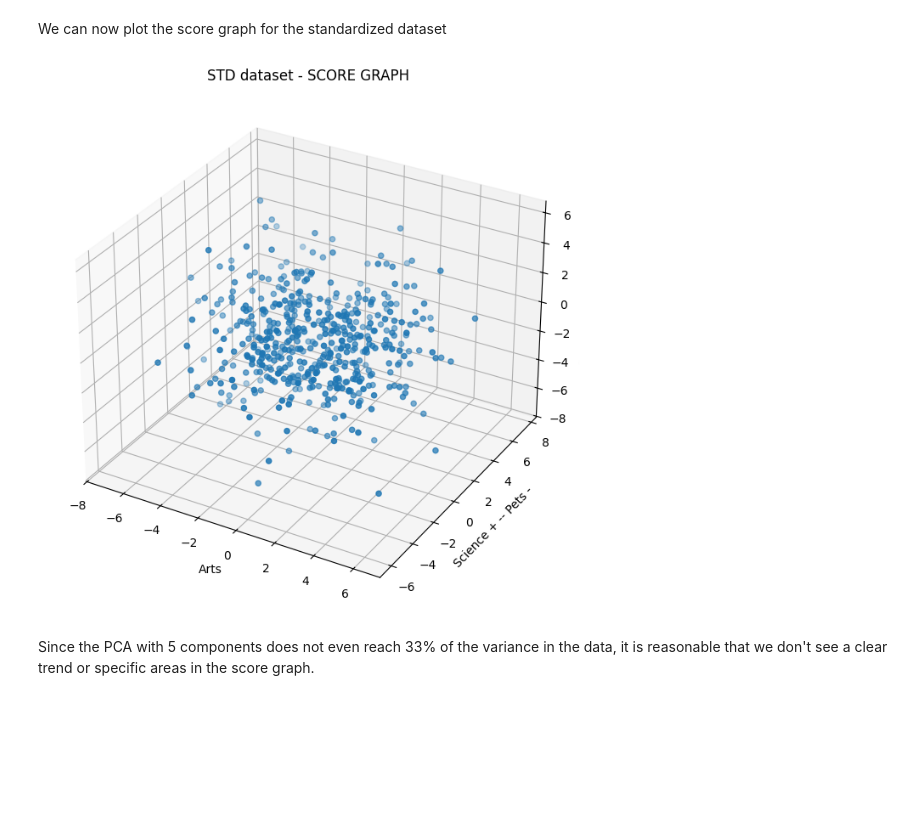
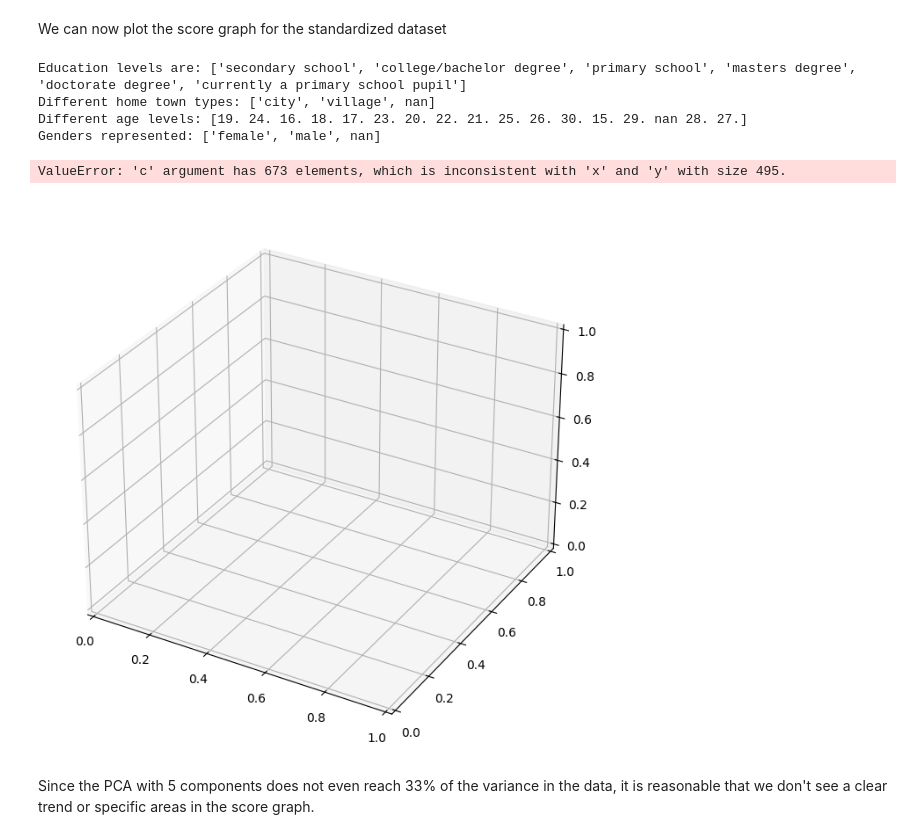
Before and after one commit to fabiolauro/PCA_CLA_Project, a Jupyter notebook: HWpca_Lauro_Martellone.ipynb, the cells around one changed output. Saved outputs shown, nothing was run; the diff lists cells and outputs as text; code cells hidden in the pictures; blank space fills up the shorter version.

Commit message:
still working on graphs

```diff
--- a/HWpca_Lauro_Martellone.ipynb
+++ b/HWpca_Lauro_Martellone.ipynb
@@ -640,19 +646,85 @@ print(Y_std.shape)
 (495, 5)
 # %% [markdown]
 We can now plot the score graph for the standardized dataset
+# %%
+#We first define a color set for each label we are interested in.
+#We choose to study the labels related to age, gender, education, home town type
+set1 = cm.Set1.colors
+set2 = cm.Set2.colors
+
+
+edu = responses_df_rows['Education'].unique()
+print(f"Education levels are: {list(edu)}")
+
+home_town = responses_df_rows['Home Town Type'].unique()
+print(f"Different home town types: {list(home_town)}")
+
+age = responses_df_rows["Age"].unique()
+print(f"Different age levels: {age}")
+
+gender = responses_df_rows["Gender"].unique()
+print(f"Genders represented: {list(gender)}")
+# %% [output]
+Education levels are: ['secondary school', 'college/bachelor degree', 'primary school', 'masters degree', 'doctorate degree', 'currently a primary school pupil']
+Different home town types: ['city', 'village', nan]
+Different age levels: [19. 24. 16. 18. 17. 23. 20. 22. 21. 25. 26. 30. 15. 29. nan 28. 27.]
+Genders represented: ['female', 'male', nan]
+# %%
+color_education = {
+    'secondary school' : set1[0],
+    'college/bachelor degree' : set1[1],
+    'primary school' : set1[2],
+    'masters degree' : set1[3],
+    'doctorate degree' : set1[4],
+    'currently a primary school pupil': set1[5],
+    'missing': 'grey'
+}
+
+color_town_type = {
+    'city' : set2[0],
+    'village': set2[1],
+    'missing': 'grey'
+}
+
+color_gender = {
+    'female': set2[2],
+    'male': set2[3],
+    'missing': 'grey'
+}
+
+def assign_color_age(value):
+    if value < 20:
+        return 'red'
+    elif 20 <= value < 25:
+        return 'yellow'
+    elif value >= 25:
+        return 'blue'
+    else:
+        return 'grey' #this is for missing values
+# %%
+#now we create the corresponding columns
+#we manage missing values with the grey color
+
+colors_edu = responses_df_rows["Education"].apply(lambda x: color_education[x] if pd.notnull(x) else color_education['missing'])
+colors_town = responses_df_rows["Home Town Type"].apply(lambda x: color_town_type[x] if pd.notnull(x) else color_town_type['missing'])
+colors_gen = responses_df_rows["Gender"].apply(lambda x: color_gender[x] if pd.notnull(x) else color_gender['missing'])
+colors_age = responses_df_rows["Age"].apply(assign_color_age)
 # %%
+#let's consider education first
+
 sg_std = plt.figure(figsize=(8, 8))
 ax_sg_std = sg_std.add_subplot(111, projection='3d')
-ax_sg_std.scatter(Y_std[:,0],Y_std[:,1],Y_std[:,2])
+ax_sg_std.scatter(Y_std[:,0],Y_std[:,1],Y_std[:,2], color= colors_edu)
 plt.title('STD dataset - SCORE GRAPH')
 ax_sg_std.set_xlabel(pc_std_names[0])
 ax_sg_std.set_ylabel(pc_std_names[1])
 ax_sg_std.set_zlabel(pc_std_names[2])
 #plt.legend(overall_colors_legend, [k for k in dict_overall_colors.keys()])
 plt.grid()
 plt.show()
 # %% [output]
+ValueError: 'c' argument has 673 elements, which is inconsistent with 'x' and 'y' with size 495.
-[figure, old version]
+[figure, new version]
 # %% [markdown]
 Since the PCA with 5 components does not even reach 33% of the variance in the data, it is reasonable that we don't see a clear trend or specific areas in the score graph.
 # %%
```
Also changed, not shown: parts of 2 cells of this notebook.
